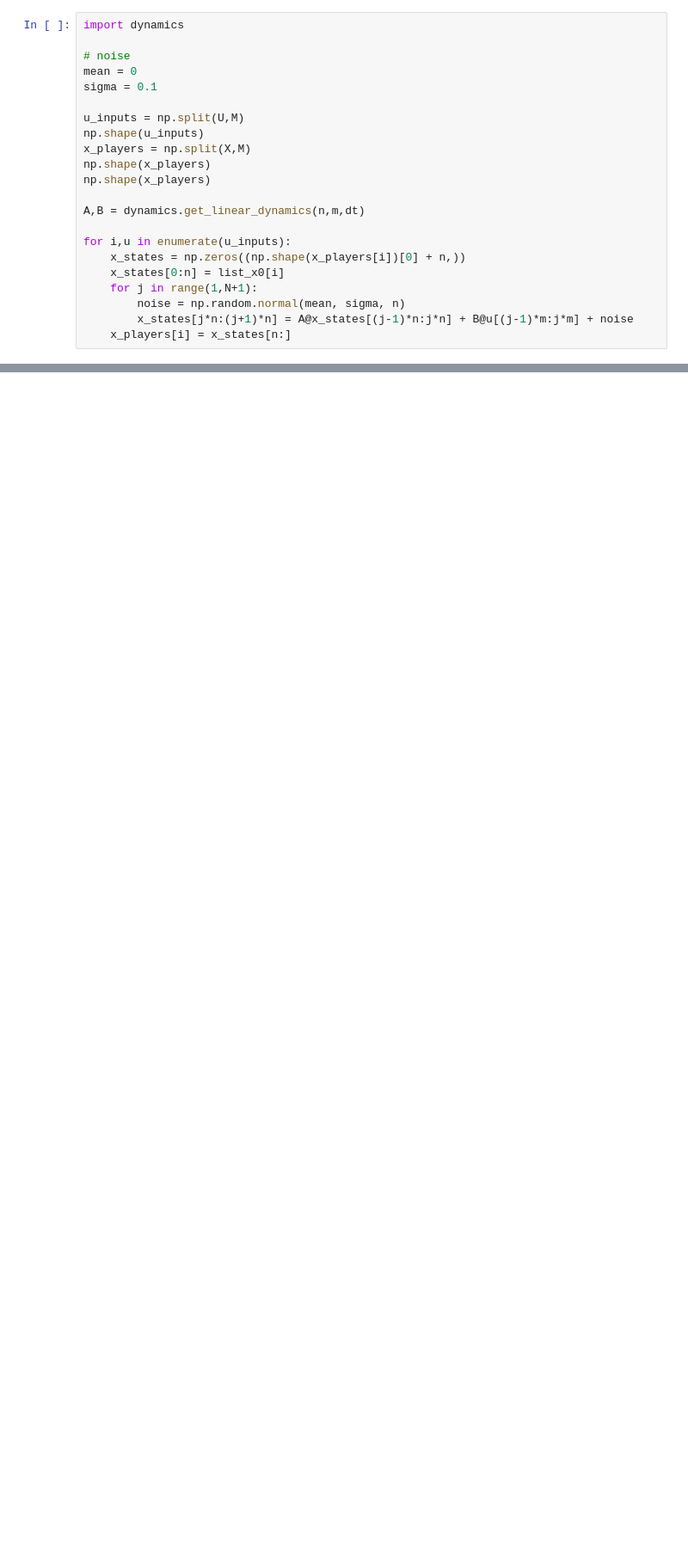
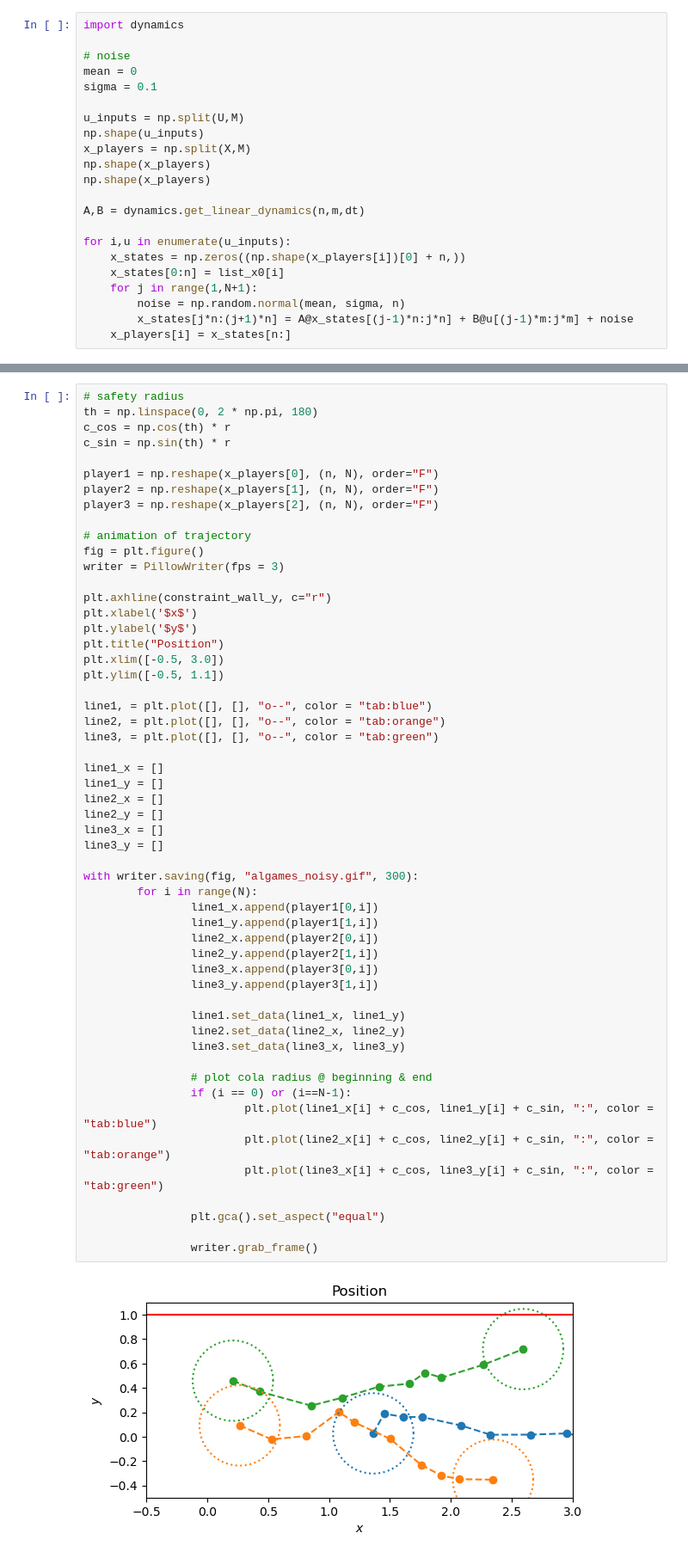
Before and after one commit to jtfa22/mae-271d-project-algames, a Jupyter notebook: singlerun_noise.ipynb, the cells around one changed output, grey strips where cells are left out. Shown: that part at 86% size. Cells and saved outputs as stored; diff of their text form; blank space fills up the shorter version.

Commit message:
add in block to make animation

```diff
--- a/singlerun_noise.ipynb
+++ b/singlerun_noise.ipynb
@@ -149,3 +149,59 @@ Text(0.5, 1.0, 'Position')
+# %%
+# safety radius
+th = np.linspace(0, 2 * np.pi, 180)
+c_cos = np.cos(th) * r
+c_sin = np.sin(th) * r
+
+player1 = np.reshape(x_players[0], (n, N), order="F")
+player2 = np.reshape(x_players[1], (n, N), order="F")
+player3 = np.reshape(x_players[2], (n, N), order="F")
+
+# animation of trajectory
+fig = plt.figure()
+writer = PillowWriter(fps = 3)
+
+plt.axhline(constraint_wall_y, c="r")
+plt.xlabel('$x$')
+plt.ylabel('$y$')
+plt.title("Position")
+plt.xlim([-0.5, 3.0])
+plt.ylim([-0.5, 1.1])
+
+line1, = plt.plot([], [], "o--", color = "tab:blue")
+line2, = plt.plot([], [], "o--", color = "tab:orange")
+line3, = plt.plot([], [], "o--", color = "tab:green")
+
+line1_x = []
+line1_y = []
+line2_x = []
+line2_y = []
+line3_x = []
+line3_y = []
+
+with writer.saving(fig, "algames_noisy.gif", 300):
+        for i in range(N):
+                line1_x.append(player1[0,i])
+                line1_y.append(player1[1,i])
+                line2_x.append(player2[0,i])
+                line2_y.append(player2[1,i])
+                line3_x.append(player3[0,i])
+                line3_y.append(player3[1,i])
+
+                line1.set_data(line1_x, line1_y)
+                line2.set_data(line2_x, line2_y)
+                line3.set_data(line3_x, line3_y)
+
+                # plot cola radius @ beginning & end
+                if (i == 0) or (i==N-1):
+                        plt.plot(line1_x[i] + c_cos, line1_y[i] + c_sin, ":", color = "tab:blue")
+                        plt.plot(line2_x[i] + c_cos, line2_y[i] + c_sin, ":", color = "tab:orange")
+                        plt.plot(line3_x[i] + c_cos, line3_y[i] + c_sin, ":", color = "tab:green")
+
+                plt.gca().set_aspect("equal")
+
+                writer.grab_frame()
+# %% [output]
+[figure, added]
 # %%
 # velocity
 plt.figure()
```
Also changed, not shown: parts of 3 cells of this notebook.
